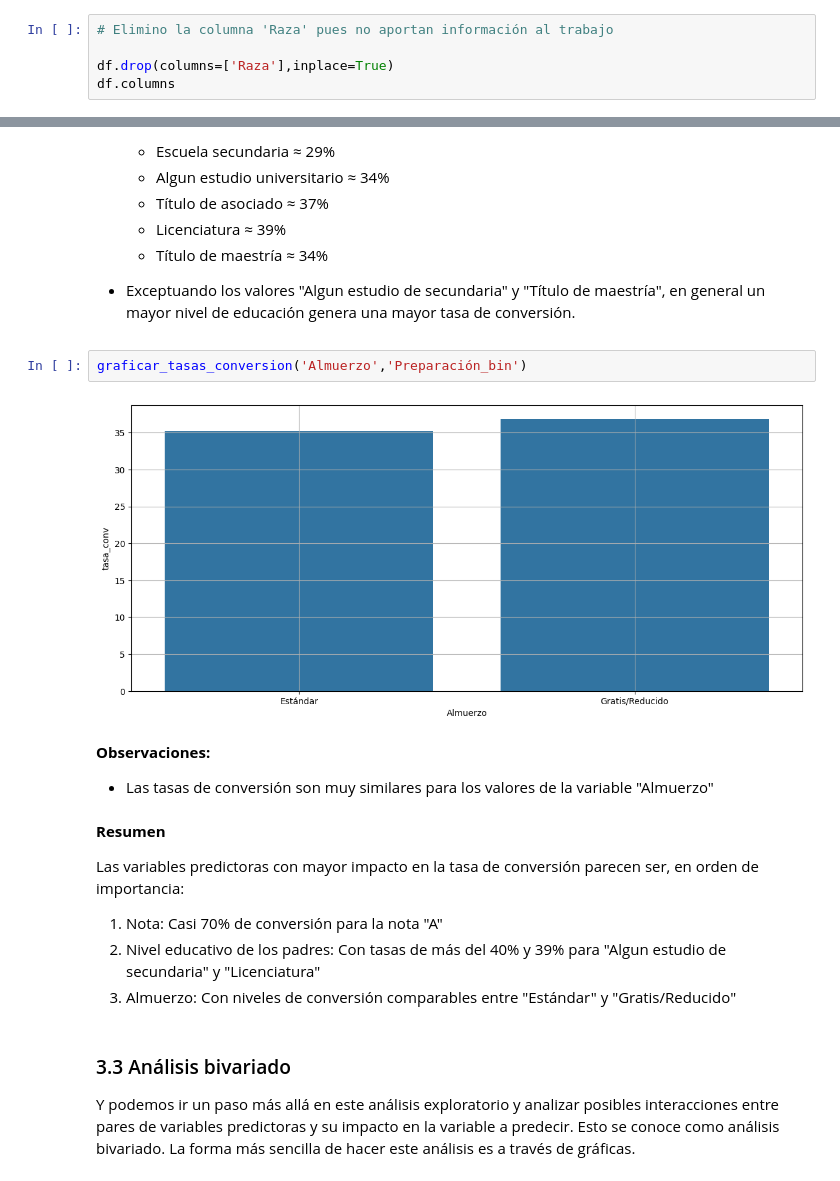
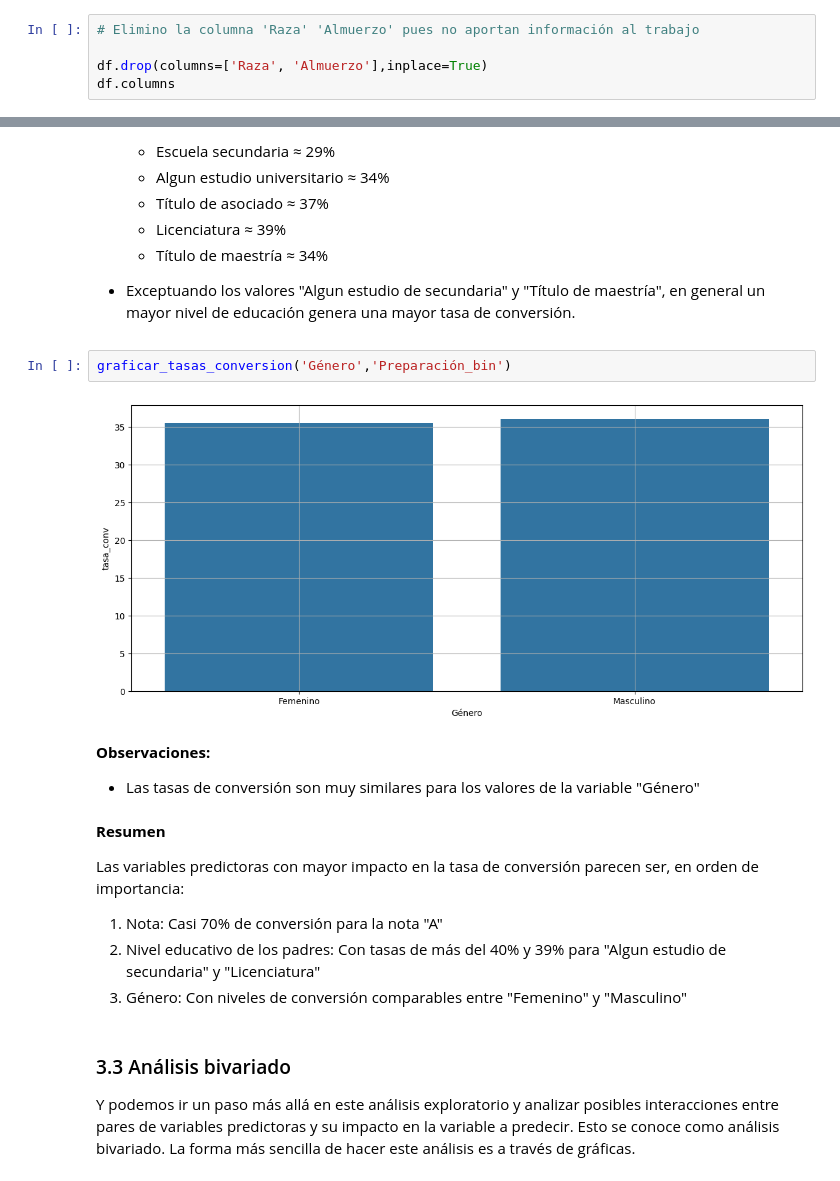
Before and after one commit to Zadquiel-niev/StudentsPerformance-G5-G6-Grupo-5, a Jupyter notebook: Teoría/Análisis Exploratorio de Datos.ipynb, the cells around one changed output, grey strips where cells are left out. Drawn from its saved outputs; the diff is of its cells as text.

```diff
--- a/Teoría/Análisis Exploratorio de Datos.ipynb
+++ b/Teoría/Análisis Exploratorio de Datos.ipynb
@@ -109,8 +108,8 @@ Niveles de cada variable de interés:
 - "preparación": 2 (ninguna, completado). En este caso la mayoria se encuentran en "ninguna".
 - "nota": 5 (A,B,C,D,F). En este caso la mayoria se encuentran en "C","D" y "F".
 # %%
-# Elimino la columna 'Raza' pues no aportan información al trabajo
+# Elimino la columna 'Raza' 'Almuerzo' pues no aportan información al trabajo
 
-df.drop(columns=['Raza'],inplace=True)
+df.drop(columns=['Raza', 'Almuerzo'],inplace=True)
 df.columns
 # %% [output]
@@ -247,20 +246,20 @@ graficar_tasas_conversion('Nivel educativo de los padres','Preparación_bin')
 
 - Exceptuando los valores "Algun estudio de secundaria" y "Título de maestría", en general un mayor nivel de educación genera una mayor tasa de conversión.
 # %%
-graficar_tasas_conversion('Almuerzo','Preparación_bin')
+graficar_tasas_conversion('Género','Preparación_bin')
 # %% [output]
-[figure, old version]
+[figure, new version]
 # %% [markdown]
 **Observaciones:**
 
-- Las tasas de conversión son muy similares para los valores de la variable "Almuerzo"
+- Las tasas de conversión son muy similares para los valores de la variable "Género"
 # %% [markdown]
 **Resumen**
 
 Las variables predictoras con mayor impacto en la tasa de conversión parecen ser, en orden de importancia:
 1. Nota: Casi 70% de conversión para la nota "A"
 2. Nivel educativo de los padres: Con tasas de más del 40% y 39% para "Algun estudio de secundaria" y "Licenciatura"
-3. Almuerzo: Con niveles de conversión comparables entre "Estándar" y "Gratis/Reducido"
+3. Género: Con niveles de conversión comparables entre "Femenino" y "Masculino"
 # %% [markdown]
 ### 3.3 Análisis bivariado
 
```
Also changed, not shown: parts of 9 cells of this notebook, 1 other file.
